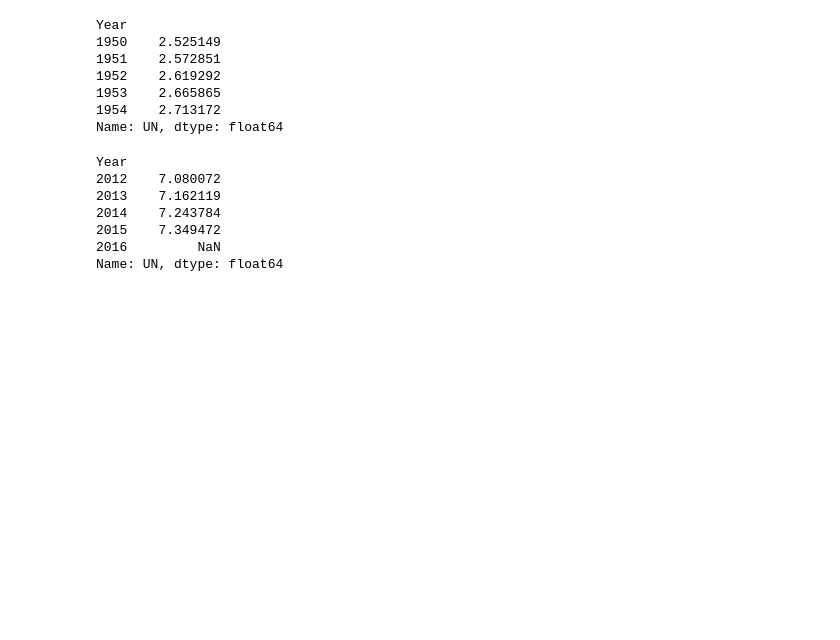
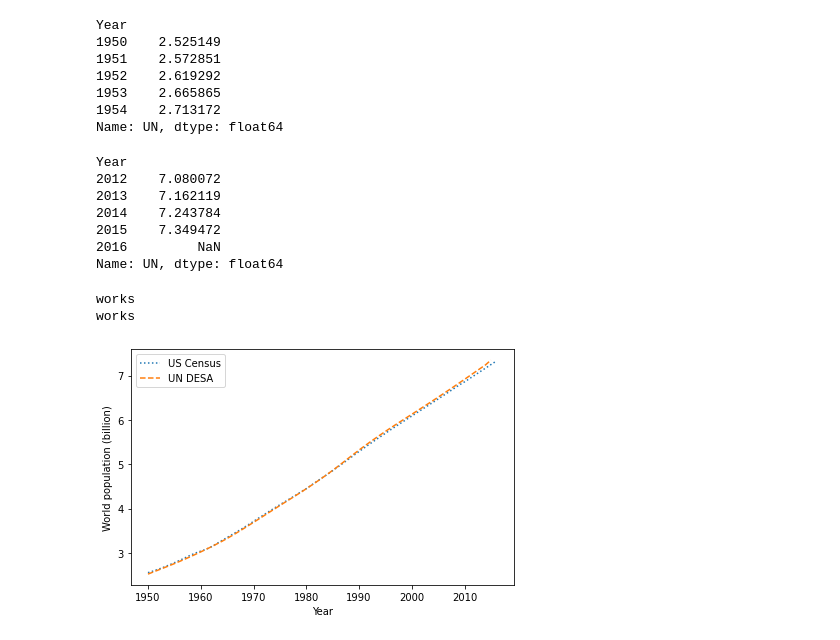
Before and after one commit to kashfifahim/WorldPopulationSim, a Jupyter notebook: Prototype.ipynb, the cells around one changed output. Saved outputs shown, nothing was run; the diff lists cells and outputs as text; code cells hidden in the pictures; blank space fills up the shorter version.

```diff
--- a/Prototype.ipynb
+++ b/Prototype.ipynb
@@ -80,11 +95,16 @@ Year
 2016         NaN
 Name: UN, dtype: float64
 # %%
-def plot_estimates():
-    census.plot(style=':', label= 'US Census')
-    un.plot(style='--', label= 'UN DESA')
-    decorate(xlabel='Year',
-                 ylabel = 'World population (billion)')
+census.plot(style=':', label= 'US Census')
+print('works')
+un.plot(style='--', label= 'UN DESA')
+print('works')
+decorate(xlabel='Year',
+        ylabel='World population (billion)')
+# %% [output]
+works
+works
+[figure, added]
 # %%
 plot_estimates()
 decorate(title='World Population')
```
Also changed, not shown: parts of 25 cells of this notebook, 2 other files.
